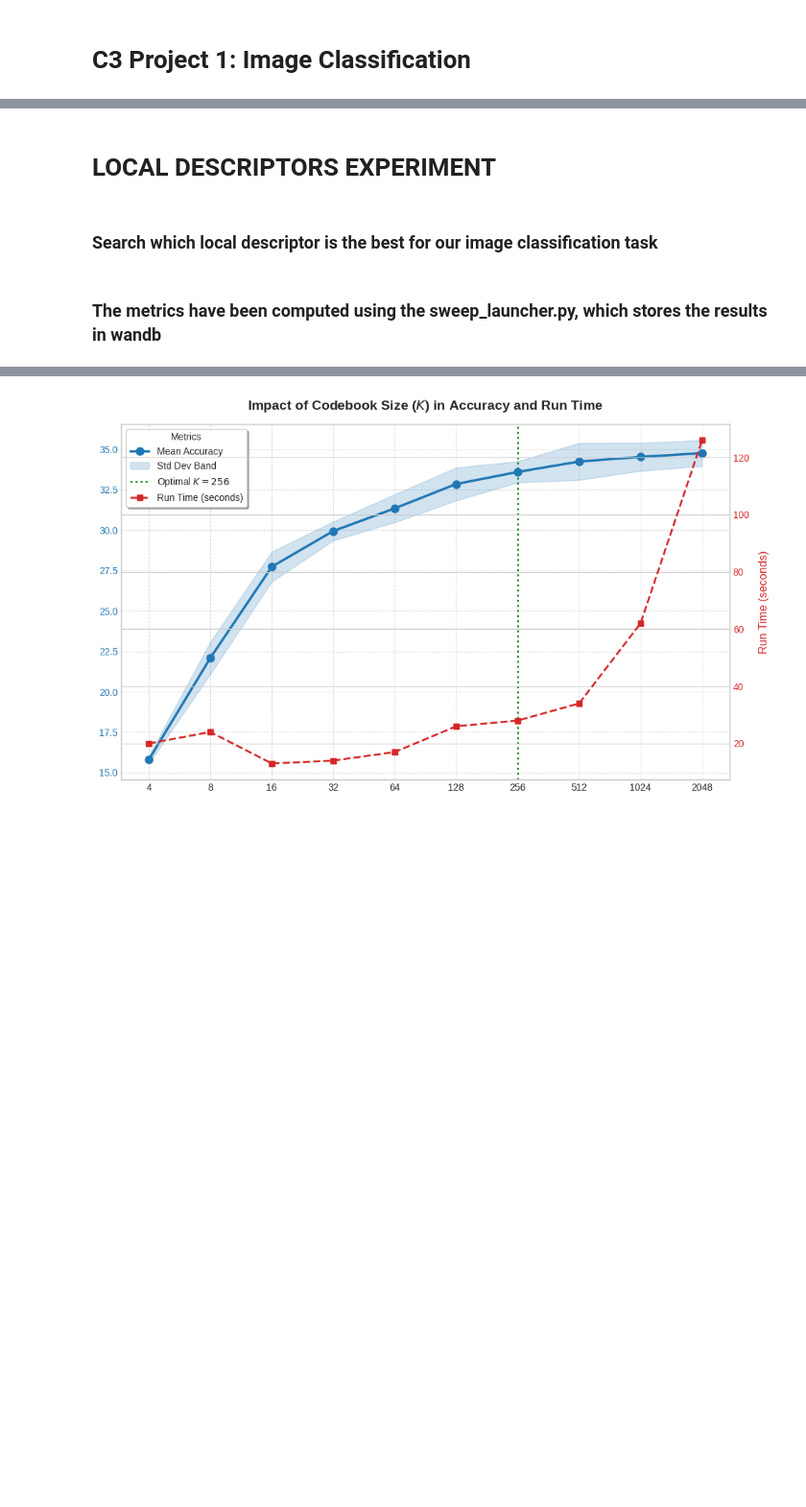
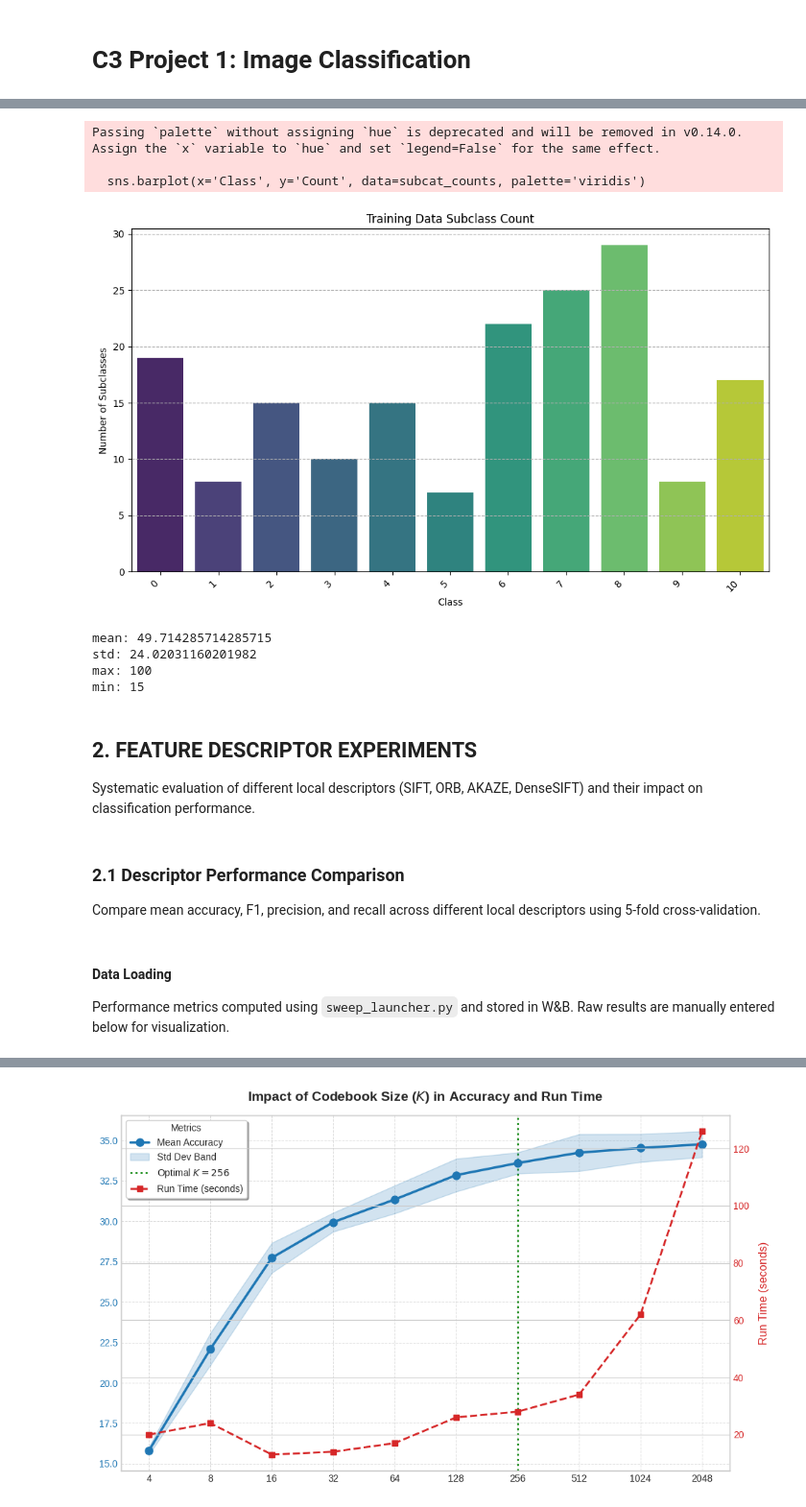
Before and after one commit to MCV-C3/project-5, a Jupyter notebook: Week1/experiments.ipynb, the cells around one changed output, grey strips where cells are left out. Shown at 96% size. Cells and saved outputs as stored; diff of their text form; code cells hidden in the pictures; blank space fills up the shorter version.

```diff
--- a/Week1/experiments.ipynb
+++ b/Week1/experiments.ipynb
@@ -48,17 +35,0 @@ print(cache_file_test)
-# %%
-bovw = BOVW(detector_type=detector_type, codebook_size=codebook_size, detector_kwargs=detector_kwargs, stride=stride, scale=scale, normalize=True)
-
-if classifier_algorithm == 'LogisticRegression':
-        classifier = LogisticRegression(class_weight="balanced", C=1000, max_iter=500)
-elif classifier_algorithm == 'SVM':
-        classifier = SVC(class_weight="balanced", probability=True, random_state=42, C=100)
-
-# TRAIN
-y_pred_train, y_probas_train, labels_train, _ = train(dataset=data_train, bovw=bovw, classifier=classifier, cache_file=cache_file_train)
-train_acc = accuracy_score(y_true=labels_train, y_pred=y_pred_train)
-print("Accuracy on Phase[Train]:", train_acc)
-
-# TEST
-y_pred_test, y_probas_test, labels_test = test(dataset=data_test, bovw=bovw, classifier=classifier, cache_file=cache_file_test)
-test_acc = accuracy_score(y_true=labels_test, y_pred=y_pred_test)
-print("Accuracy on Phase[Test]:", test_acc)
@@ -76,4 +96,44 @@ Accuracy on Phase[Test]: 0.33181818181818185
+# %%
+def extract_subcategory(path):
+    filename = os.path.basename(path)
+    return filename.rsplit('_', 1)[0]
+
+df_train['subcategory'] = df_train['path'].apply(extract_subcategory)
+
+subcat_analysis = df_train.groupby(['class', 'subcategory']).size().reset_index(name='count')
+
+subcat_counts = pd.DataFrame(subcat_analysis['class'].value_counts()).reset_index()
+
+subcat_counts.columns = ['Class', 'Count']
+
+plt.figure(figsize=(10, 6))
+sns.barplot(x='Class', y='Count', data=subcat_counts, palette='viridis')
+plt.title('Training Data Subclass Count')
+plt.xlabel('Class')
+plt.ylabel('Number of Subclasses')
+plt.xticks(rotation=45, ha='right')
+plt.grid(axis='y', linestyle='--')
+plt.tight_layout()
+plt.show()
+
+print('mean: ' + str(subcat_analysis['count'].mean()))
+print('std: ' + str(subcat_analysis['count'].std()))
+print('max: ' + str(subcat_analysis['count'].max()))
+print('min: ' + str(subcat_analysis['count'].min()))
+# %% [output]
+Passing `palette` without assigning `hue` is deprecated and will be removed in v0.14.0. Assign the `x` variable to `hue` and set `legend=False` for the same effect.
+
+  sns.barplot(x='Class', y='Count', data=subcat_counts, palette='viridis')
+[figure, added]
+mean: 49.714285714285715
+std: 24.02031160201982
+max: 100
+min: 15
 # %% [markdown]
-# LOCAL DESCRIPTORS EXPERIMENT
+## 2. FEATURE DESCRIPTOR EXPERIMENTS
+
+Systematic evaluation of different local descriptors (SIFT, ORB, AKAZE, DenseSIFT) and their impact on classification performance.
 # %% [markdown]
-### Search which local descriptor is the best for our image classification task
+### 2.1 Descriptor Performance Comparison
+
+Compare mean accuracy, F1, precision, and recall across different local descriptors using 5-fold cross-validation.
@@ -84,5 +140,7 @@ import matplotlib.patches as mpatches
 # %% [markdown]
-### The metrics have been computed using the sweep_launcher.py, which stores the results in wandb
+#### Data Loading
+
+Performance metrics computed using `sweep_launcher.py` and stored in W&B. Raw results are manually entered below for visualization.
 # %%
 # --- MANUALLY ENTERED DATA ---
 # Format: {'Descriptor': [Accuracy, F1 Score, Precision, Recall] }
```
Also changed, not shown: parts of 37 cells of this notebook.
